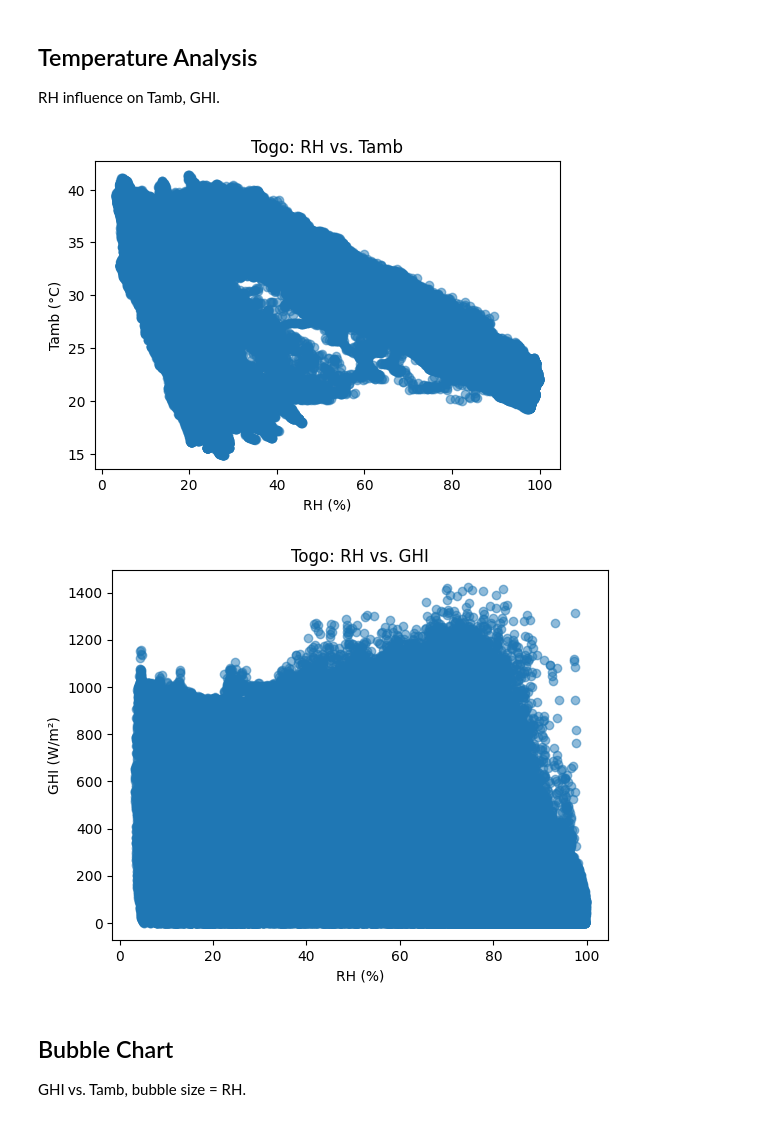
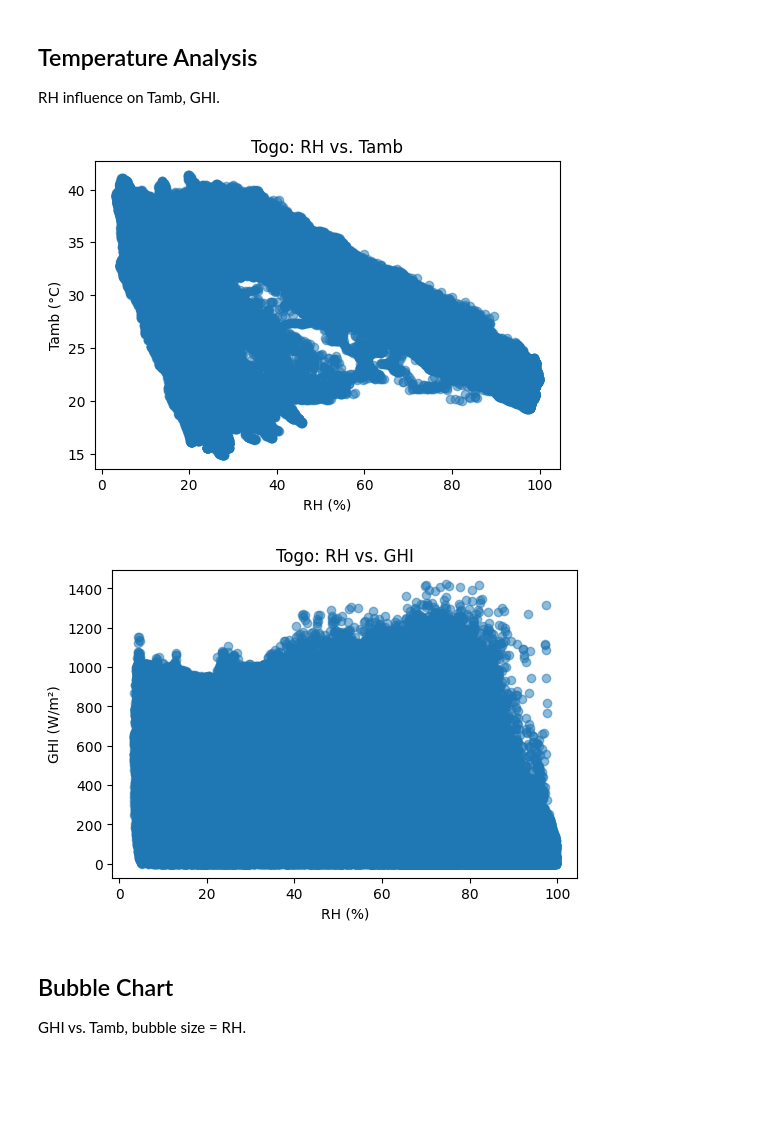
Before and after one commit to Hallelujah-kib/solar-challenge-week0, a Jupyter notebook: notebooks/togo_eda.ipynb, the cells around one changed output. Saved outputs shown, nothing was run; the diff lists cells and outputs as text; code cells hidden in the pictures; blank space fills up the shorter version.

Commit message:
chore: togo_eda.ipynb modified

```diff
--- a/notebooks/togo_eda.ipynb
+++ b/notebooks/togo_eda.ipynb
@@ -14,6 +19,13 @@ import plotly.graph_objects as go
 # %%
-# Loading Data
-df = pd.read_csv('../data/togo-dapaong_qc.csv')
-print("Shape:", df.shape)
-print("Columns:", df.columns.tolist())
+import pandas as pd
+# Load data
+file_path = f'../data/togo-dapaong_qc.csv'
+df = eda.load_data(file_path)
+
+# Check if data loaded successfully
+if df is None or not isinstance(df, pd.DataFrame):
+    print("Failed to load data. Check file path.")
+else:
+    print("Data loaded successfully!")
+df.head()
 # %% [output]
@@ -110,21 +97,7 @@ Cleaned data exported to '../data/togo_clean.csv'
 ## Time Series Analysis
 Plot GHI, DNI, DHI, Tamb vs. Timestamp; analyze patterns.
 # %%
-df_clean['Timestamp'] = pd.to_datetime(df_clean['Timestamp'])
-plt.figure(figsize=(12, 6))
-for col in ['GHI', 'DNI', 'DHI', 'Tamb']:
-    plt.plot(df_clean['Timestamp'], df_clean[col], label=col)
-plt.title('Togo: Solar and Temperature Over Time')
-plt.xlabel('Timestamp')
-plt.ylabel('Value')
-plt.legend()
-plt.show()
-
-# Monthly averages
-df_clean['Month'] = df_clean['Timestamp'].dt.month
-monthly = df_clean.groupby('Month')[['GHI', 'DNI', 'DHI']].mean()
-monthly.plot(kind='bar', figsize=(10, 6), title='Togo: Monthly Averages')
-plt.show()
+eda.plot_time_series(df_clean, country_name)
 # %% [output]
 [figure]
 [figure]
@@ -248,21 +134,11 @@ plt.show()
 ## Temperature Analysis
 RH influence on Tamb, GHI.
 # %%
-plt.figure(figsize=(6, 4))
-plt.scatter(df_clean['RH'], df_clean['Tamb'], alpha=0.5)
-plt.title('Togo: RH vs. Tamb')
-plt.xlabel('RH (%)')
-plt.ylabel('Tamb (°C)')
-plt.show()
-
-plt.scatter(df_clean['RH'], df_clean['GHI'], alpha=0.5)
-plt.title('Togo: RH vs. GHI')
-plt.xlabel('RH (%)')
-plt.ylabel('GHI (W/m²)')
-plt.show()
+# Scatter plot of RH vs Tamb || RH vs GHI
+eda.plot_temperature_relations(df_clean,country_name)
 # %% [output]
 [figure]
-[figure, old version]
+[figure, new version]
 # %% [markdown]
 ## Bubble Chart
 GHI vs. Tamb, bubble size = RH.
```
Also changed, not shown: parts of 11 cells of this notebook.
